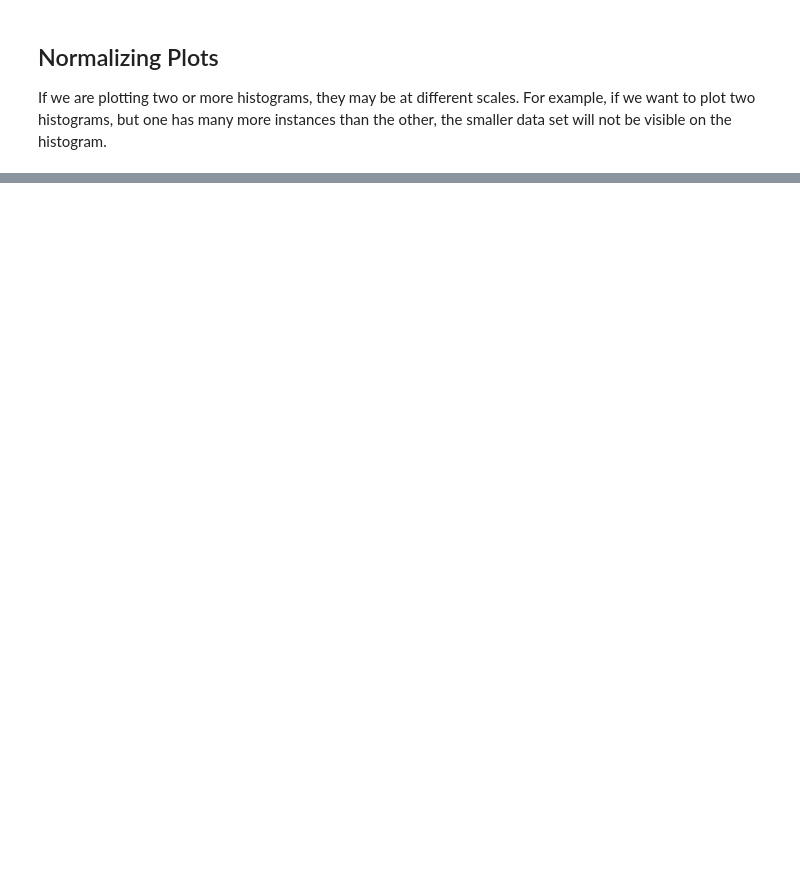
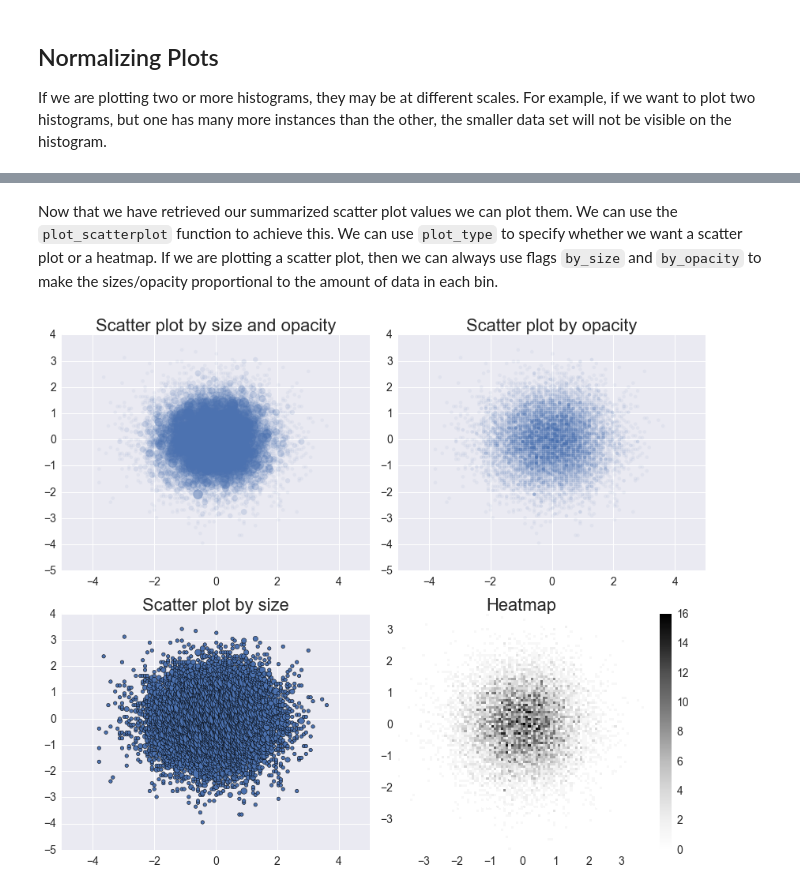
Before and after one commit to gregtam/jupyter-notebook-initializer, a Jupyter notebook: MPP Plotting.ipynb, the cells around one changed output, grey strips where cells are left out. Cells and saved outputs as stored; diff of their text form; code cells hidden in the pictures; blank space fills up the shorter version.

```diff
--- a/MPP Plotting.ipynb
+++ b/MPP Plotting.ipynb
@@ -508,0 +584,8 @@ plt.tight_layout()
+# %%
+# Specify the bin sizes
+scatter_df = get_scatterplot_values('test_data', 'normal_x', 'normal_y', conn, bin_size=(0.1, 0.1))
+display(scatter_df.head())
+
+# Specify number of bins
+scatter_df = get_scatterplot_values('test_data', 'normal_x', 'normal_y', conn, nbins=(100, 100), print_query=False)
+display(scatter_df.head())
@@ -508,0 +605,25 @@ plt.tight_layout()
+# %% [markdown]
+Now that we have retrieved our summarized scatter plot values we can plot them. We can use the <code>plot_scatterplot</code> function to achieve this. We can use <code>plot_type</code> to specify whether we want a scatter plot or a heatmap. If we are plotting a scatter plot, then we can always use flags <code>by_size</code> and <code>by_opacity</code> to make the sizes/opacity proportional to the amount of data in each bin.
+# %%
+plt.figure(figsize=(12, 10))
+
+plt.subplot(221)
+plot_scatterplot(scatter_df, marker='o')
+plt.title('Scatter plot by size and opacity')
+
+plt.subplot(222)
+plot_scatterplot(scatter_df, plot_type='scatter', by_size=False, marker='o')
+plt.title('Scatter plot by opacity')
+
+plt.subplot(223)
+plot_scatterplot(scatter_df, plot_type='scatter', by_opacity=False, marker='o')
+plt.title('Scatter plot by size')
+
+plt.subplot(224)
+plot_scatterplot(scatter_df, plot_type='heatmap')
+plt.title('Heatmap')
+plt.colorbar()
+
+plt.tight_layout()
+# %% [output]
+[figure, added]
```
Also changed, not shown: parts of 54 cells of this notebook, 5 other files.
